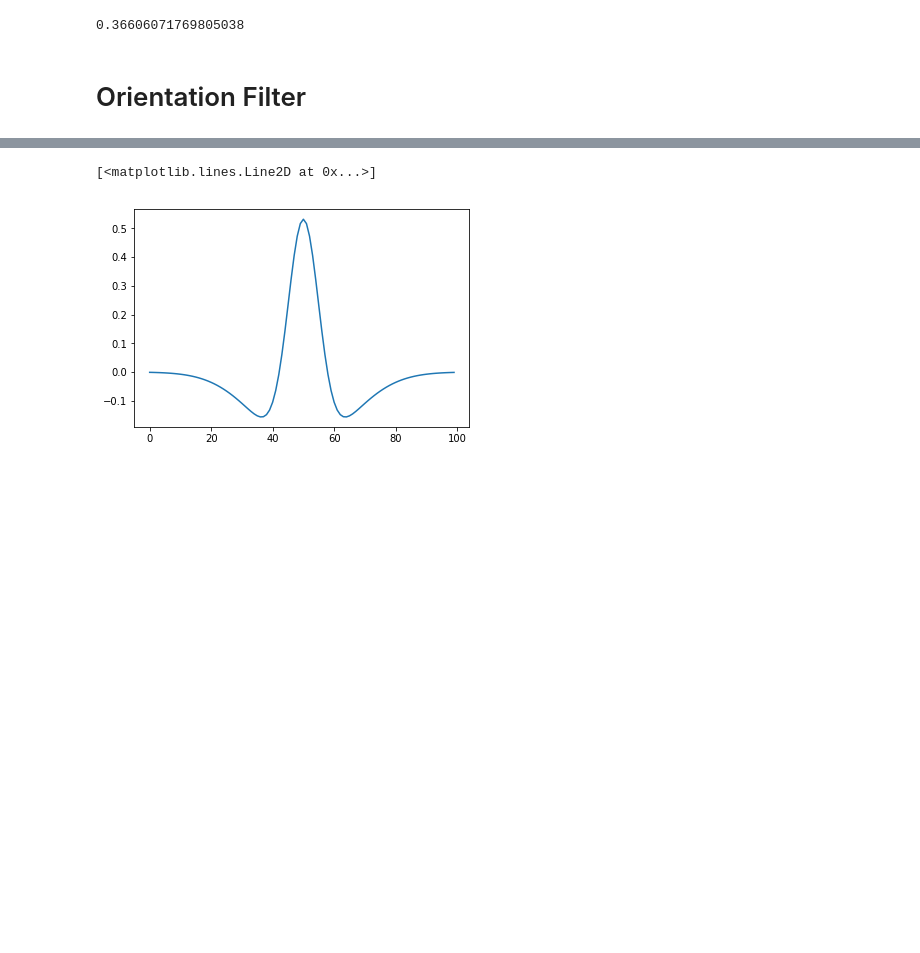
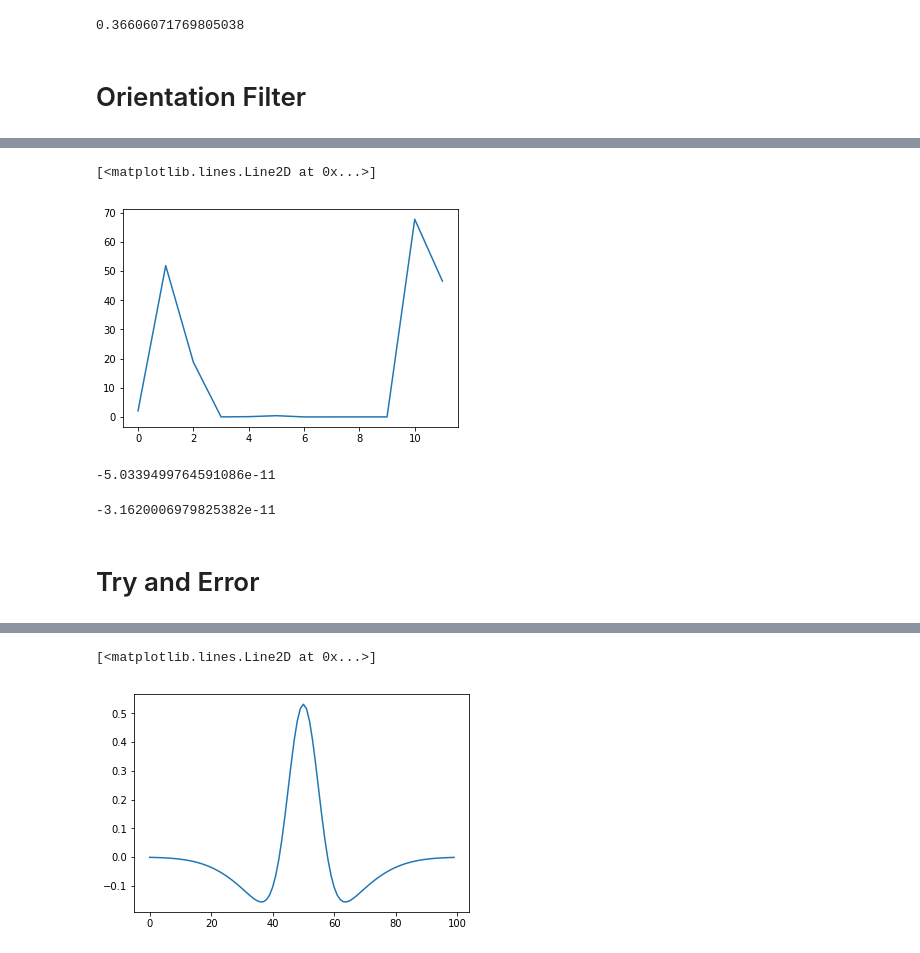
Before and after one commit to karino2/ClassSim, a Jupyter notebook: GMM_similarity.ipynb, the cells around one changed output, grey strips where cells are left out. Saved outputs shown, nothing was run; the diff lists cells and outputs as text; code cells hidden in the pictures; blank space fills up the shorter version.

```diff
--- a/GMM_similarity.ipynb
+++ b/GMM_similarity.ipynb
@@ -210,0 +369,15 @@ def DOG(y, sigma1=0.5, sigma2=1.5):
+# %%
+plt.plot(Out[93])
+# %% [output]
+[<matplotlib.lines.Line2D at 0x...>]
+[figure, added]
+# %%
+f1[0][4]
+# %% [output]
+-5.0339499764591086e-11
+# %%
+f1[0][3]
+# %% [output]
+-3.1620006979825382e-11
+# %% [markdown]
+# Try and Error
```
Also changed, not shown: parts of 77 cells of this notebook.
